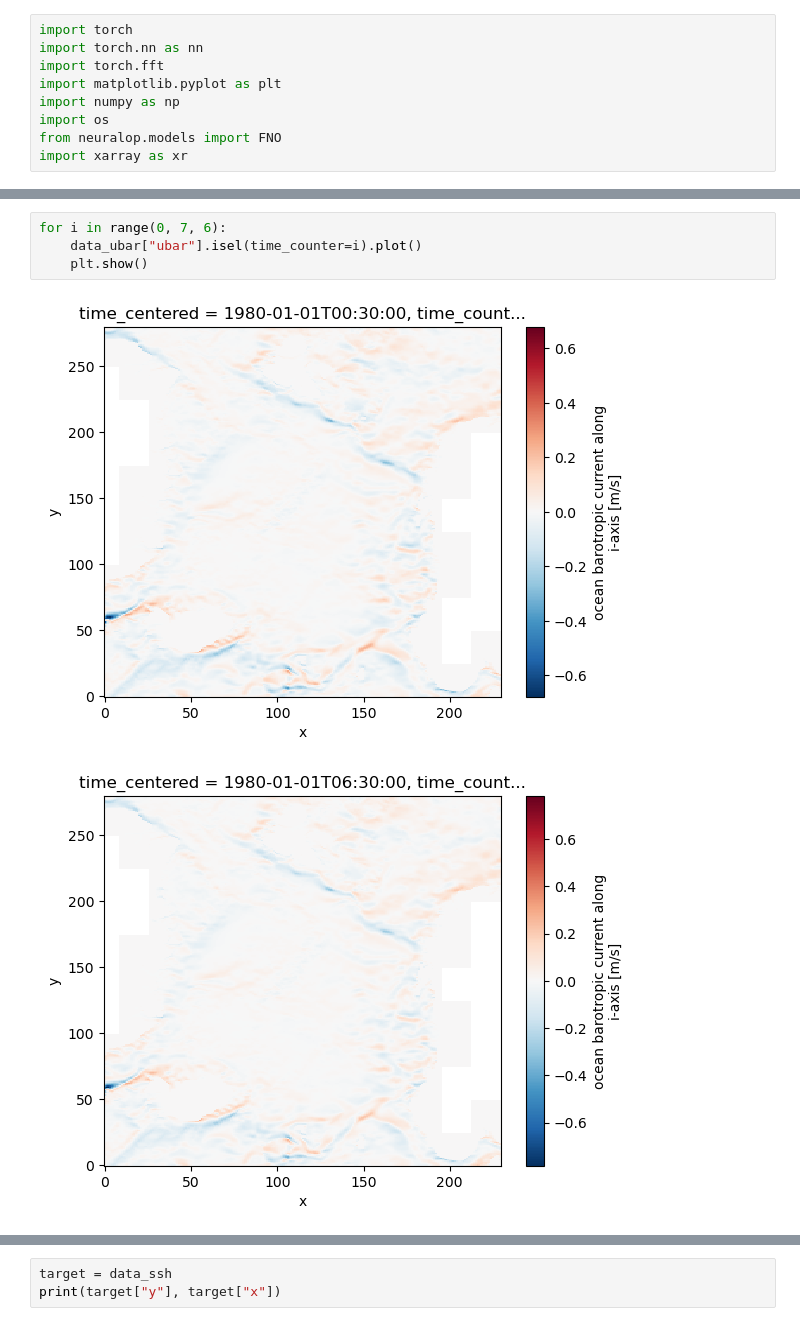
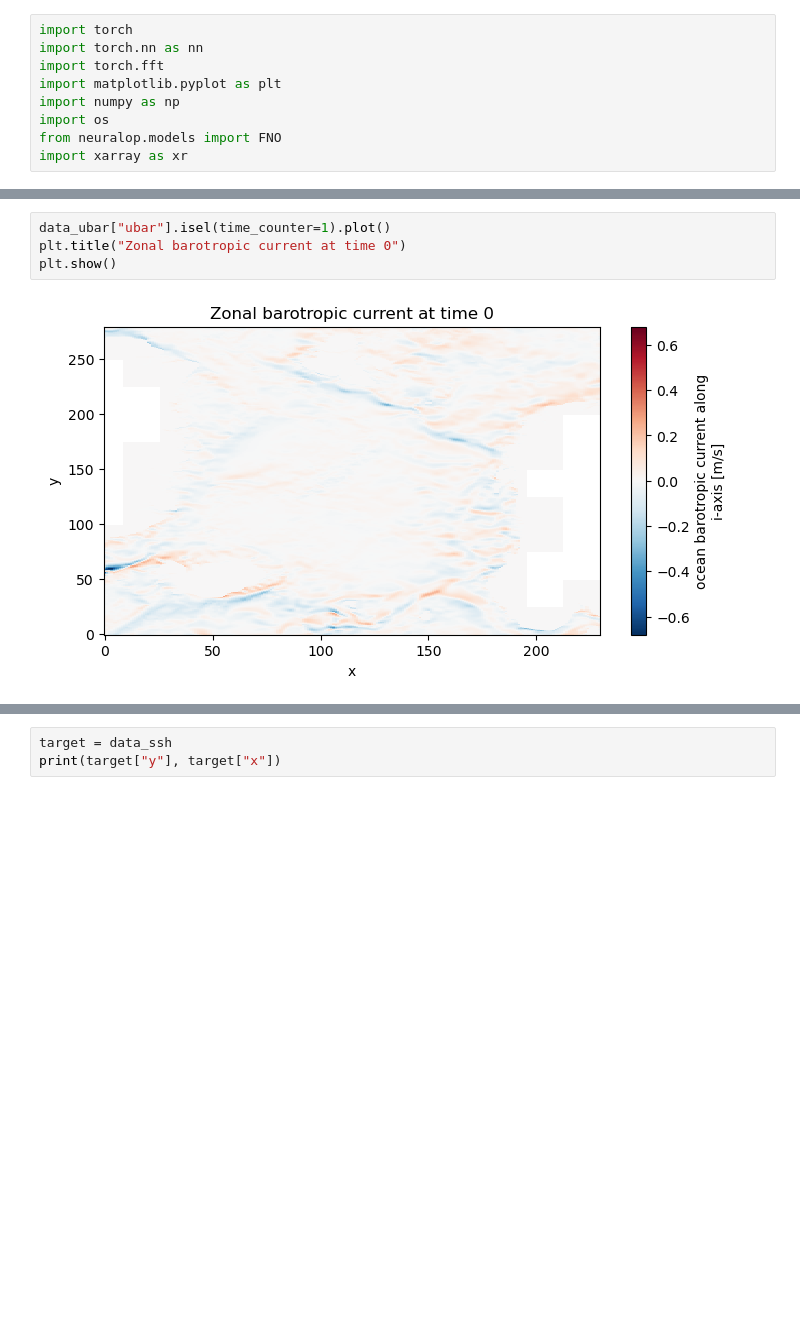
Before and after one commit to Ezi001/FNO-Nordic-Sea, a Jupyter notebook: readdata.ipynb, the cells around one changed output, grey strips where cells are left out. Drawn from its saved outputs; the diff is of its cells as text; blank space fills up the shorter version.

```diff
--- a/readdata.ipynb
+++ b/readdata.ipynb
@@ -89,8 +124,7 @@ for i in range(0, 7):
 # %%
-for i in range(0, 7, 6):
-    data_ubar["ubar"].isel(time_counter=i).plot()
-    plt.show()
+data_ubar["ubar"].isel(time_counter=1).plot()
+plt.title("Zonal barotropic current at time 0")
+plt.show()
 # %% [output]
-[figure, old version]
+[figure, new version]
-[figure, removed]
 # %%
```
Also changed, not shown: parts of 17 cells of this notebook, 10 other files.
